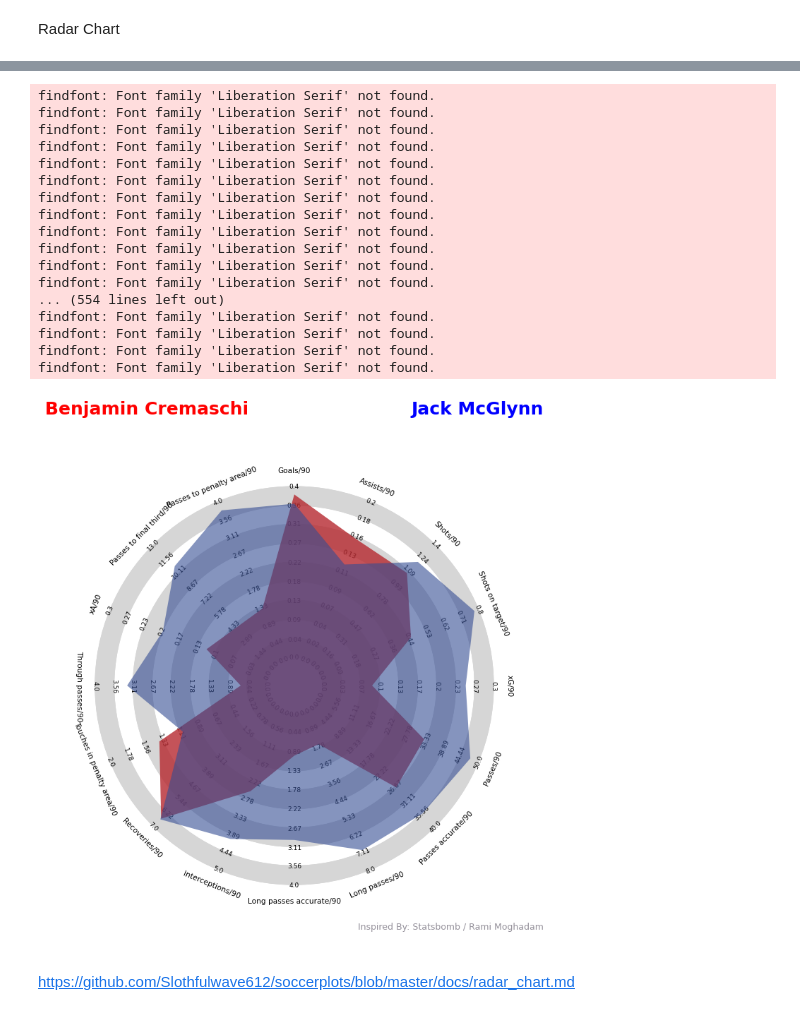
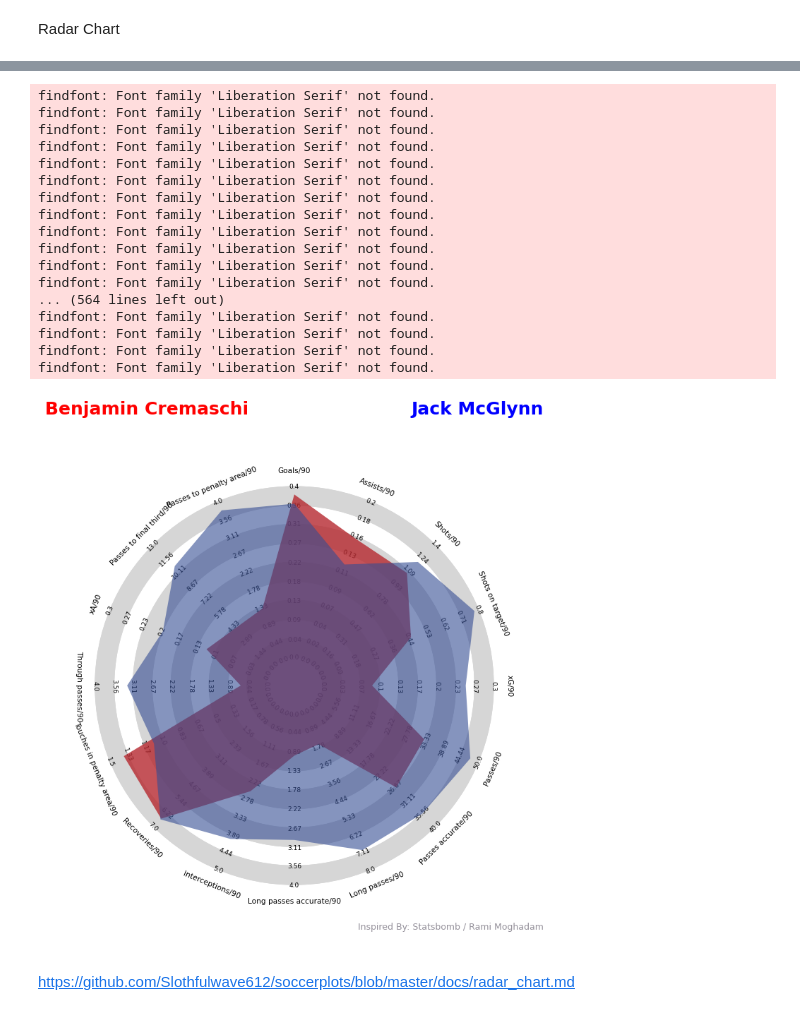
Before and after one commit to Tommy-Las/FootballAnalytics-FinalProject, a Jupyter notebook: player_stats.ipynb, the cells around one changed output, grey strips where cells are left out. Drawn from its saved outputs; the diff is of its cells as text; code cells hidden in the pictures.

```diff
--- a/player_stats.ipynb
+++ b/player_stats.ipynb
@@ -987,7 +991,7 @@ metrics = ['Goals/90', 'Assists/90', 'Shots/90', 'Shots on target/90', 'xG/90',
        'xA/90', 'Passes to final third/90', 'Passes to penalty area/90']
 
 ## range values
-ranges = [(0, 0.4), (0.0, 0.2), (0, 1.4), (0, 0.8), (0, 0.3), (0, 50), (0.0, 40), (0, 8),  (0.0, 4),  (0.0, 5) ,  (0.0, 7) ,  (0.0, 2) ,  (0.0, 4) ,  (0.0, 0.3) ,  (0.0, 13), (0.0, 4)]
+ranges = [(0, 0.4), (0.0, 0.2), (0, 1.4), (0, 0.8), (0, 0.3), (0, 50), (0.0, 40), (0, 8),  (0.0, 4),  (0.0, 5) ,  (0.0, 7) ,  (0.0, 1.5) ,  (0.0, 4) ,  (0.0, 0.3) ,  (0.0, 13), (0.0, 4)]
 
 ## parameter value
 values = [
@@ -1002,34 +1006,34 @@ title = dict(
 	title_name_2='Jack McGlynn',
 	title_color_2='blue',
 	title_fontsize=18
 )
 
 ## instantiate object
 radar = Radar(label_fontsize=7.6)
 
 ## plot radar -- alphas
 fig, ax = radar.plot_radar(ranges=ranges, params=metrics, values=values,
                              	radar_color=['#B6282F', '#344D94'],
                              	alphas=[0.8, 0.6], title=title,
                              	compare=True)
 # %% [output]
 findfont: Font family 'Liberation Serif' not found.
 findfont: Font family 'Liberation Serif' not found.
 findfont: Font family 'Liberation Serif' not found.
 findfont: Font family 'Liberation Serif' not found.
 findfont: Font family 'Liberation Serif' not found.
 findfont: Font family 'Liberation Serif' not found.
 findfont: Font family 'Liberation Serif' not found.
 findfont: Font family 'Liberation Serif' not found.
 findfont: Font family 'Liberation Serif' not found.
 findfont: Font family 'Liberation Serif' not found.
 findfont: Font family 'Liberation Serif' not found.
 findfont: Font family 'Liberation Serif' not found.
-... (554 lines left out)
+... (564 lines left out)
 findfont: Font family 'Liberation Serif' not found.
 findfont: Font family 'Liberation Serif' not found.
 findfont: Font family 'Liberation Serif' not found.
 findfont: Font family 'Liberation Serif' not found.
-[figure, old version]
+[figure, new version]
 # %% [markdown]
 https://github.com/Slothfulwave612/soccerplots/blob/master/docs/radar_chart.md
```
Also changed, not shown: parts of 6 cells of this notebook.
